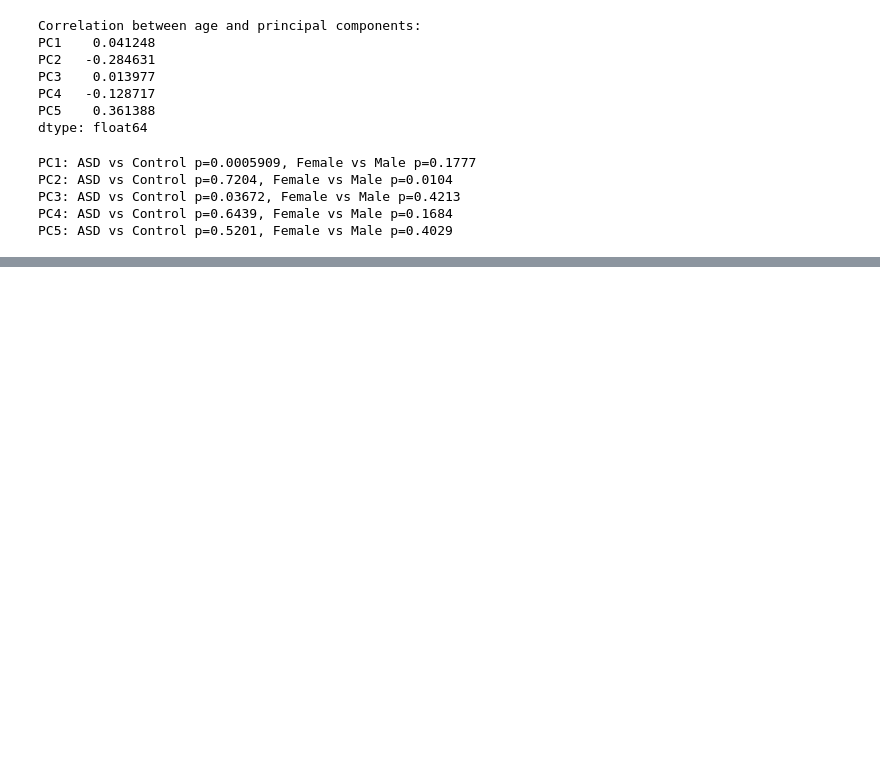
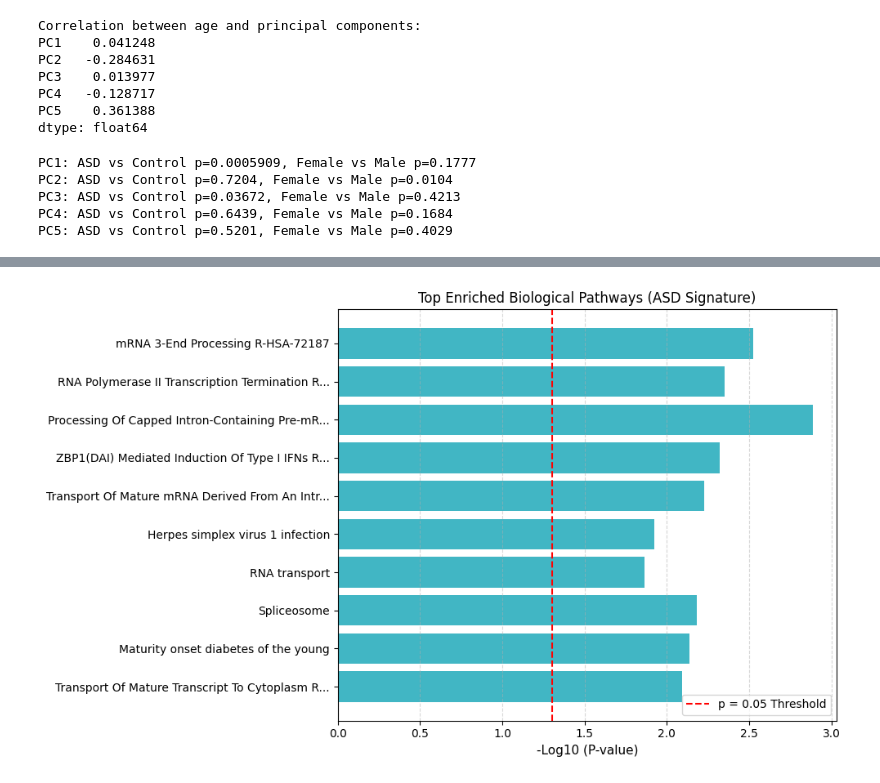
Before and after one commit to layakhosravi77-creator/ASD-Blood-Transcriptomic-Analysis, a Jupyter notebook: notebooks/01_data_exploration.ipynb, the cells around one changed output, grey strips where cells are left out. Drawn from its saved outputs; the diff is of its cells as text; code cells hidden in the pictures; blank space fills up the shorter version.

```diff
--- a/notebooks/01_data_exploration.ipynb
+++ b/notebooks/01_data_exploration.ipynb
@@ -1068,0 +2386,90 @@ PC5: ASD vs Control p=0.5201, Female vs Male p=0.4029
+# %%
+import gseapy as gp
+import matplotlib.pyplot as plt
+import pandas as pd
+
+print("در حال اجرای تحلیل غنی‌سازی مسیرهای زیستی (Enrichment Analysis)...")
+
+# ۱. استخراج ژن‌های کاندید برای تحلیل عملکردی
+# ترکیبی از ژن‌های دارای پایداری بالا (حضور در حداقل ۵۰٪ فولدها)
+candidate_genes = stability_df[stability_df["Selection_Frequency (%)"] >= 50][
+    "Gene"
+].tolist()
+
+# اگر تعداد ژن‌ها کمتر از ۳۰ باشد، از ژن‌های برتر معنادار تحلیل افتراقی (مرحله ۳) استفاده می‌کنیم
+if len(candidate_genes) < 30:
+  candidate_genes = de_table.head(100).index.tolist()
+
+# حذف شناسه‌های فاقد پروتئین استاندارد یا نام‌های نامعتبر
+clean_gene_list = [
+    g for g in candidate_genes if not g.startswith("FLJ") and "///" not in g
+]
+
+print(f"تعداد ژن‌های ورودی به تحلیل مسیرهای زیستی: {len(clean_gene_list)}")
+print(f"فهرست ژن‌های منتخب نمونه: {clean_gene_list[:10]}")
+
+# ۲. اجرای آزمون غنی‌سازی با دیتابیس‌های معتبر جهانی (KEGG و Reactome و Biological Process)
+gene_sets = [
+    "KEGG_2021_Human",
+    "Reactome_2022",
+    "GO_Biological_Process_2023",
+]
+
+try:
+  enr_results = gp.enrichr(
+      gene_list=clean_gene_list,
+      gene_sets=gene_sets,
+      organism="human",
+      outdir=None,  # بدون ذخیره اجباری روی دیسک
+  )
+
+  res_df = enr_results.results
+
+  # فیلتر نتایج معنادار بر اساس p-value
+  sig_pathways = res_df[res_df["P-value"] < 0.05].sort_values(
+      by="Adjusted P-value"
+  )
+
+  print(
+      "\n--- تعداد مسیرهای زیستی معنادار شناسایی‌شده:"
+      f" {len(sig_pathways)} ---"
+  )
+  print(
+      sig_pathways[
+          ["Gene_set", "Term", "Overlap", "P-value", "Adjusted P-value"]
+      ].head(10)
+  )
+
+  # ۳. رسم نمودار حبابی/میله‌ای ۱۰ مسیر برتر معنادار
+  plt.figure(figsize=(10, 6))
+  top_terms = sig_pathways.head(10)
+
+  # خلاصه کردن اسامی خیلی طولانی مسیرها برای نمایش تمیز در نمودار
+  short_terms = [
+      t.split(" (")[0][:45] + "..." if len(t.split(" (")[0]) > 45 else t
+      for t in top_terms["Term"]
+  ]
+
+  plt.barh(short_terms[::-1], -np.log10(top_terms["P-value"][::-1]), color="#41b6c4")
+  plt.xlabel("-Log10 (P-value)", fontsize=11)
+  plt.title(
+      "Top Enriched Biological Pathways (ASD Signature)",
+      fontsize=12,
+  )
+  plt.axvline(
+      -np.log10(0.05),
+      color="red",
+      linestyle="--",
+      label="p = 0.05 Threshold",
+  )
+  plt.grid(axis="x", linestyle="--", alpha=0.5)
+  plt.legend(loc="lower right")
+  plt.tight_layout()
+  plt.show()
+
+except Exception as e:
+  print(f"خطا در اتصال به وب‌سرویس Enrichr: {e}")
+  print(
+      "در صورت اختلال شبکه، می‌توان فایل ژن‌ها را به‌صورت آفلاین تحلیل کرد."
+  )
+# %% [output]
@@ -1068,0 +2493 @@ PC5: ASD vs Control p=0.5201, Female vs Male p=0.4029
+[figure, added]
```
Also changed, not shown: parts of 29 cells of this notebook.
